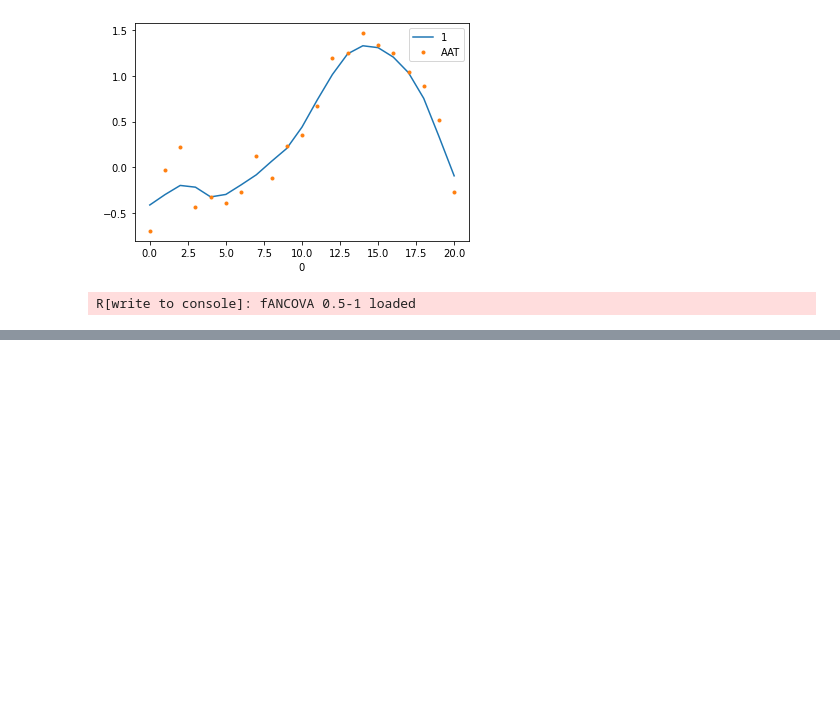
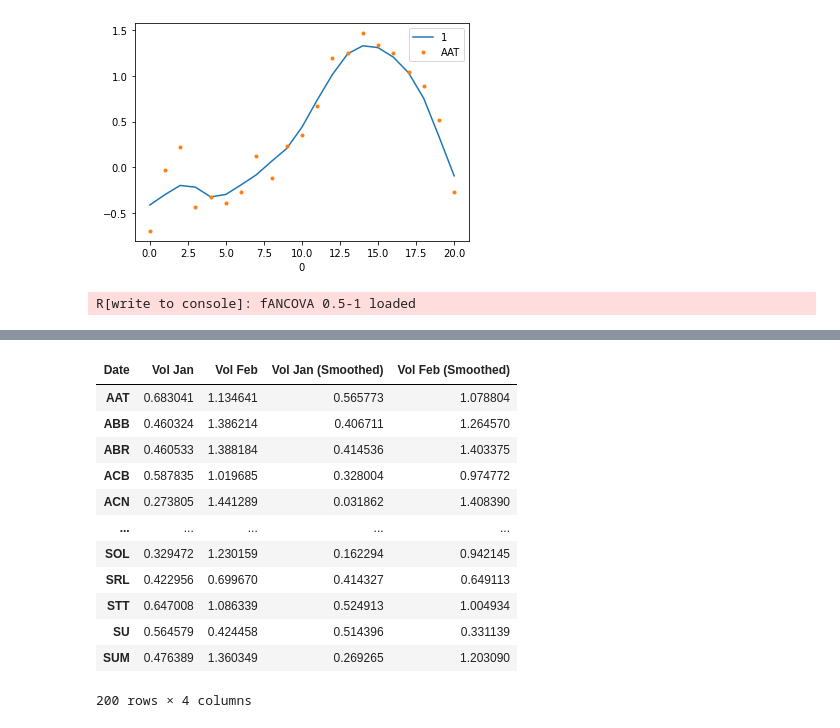
Before and after one commit to beginnerSC/mscf_hw, a Jupyter notebook: FDS II/Homework #3.ipynb, the cells around one changed output, grey strips where cells are left out. Drawn from its saved outputs; the diff is of its cells as text; code cells hidden in the pictures; blank space fills up the shorter version.

```diff
--- a/FDS II/Homework #3.ipynb
+++ b/FDS II/Homework #3.ipynb
@@ -230,0 +231,16 @@ plt.show()
+# %%
+data[[col for col in data.columns if isinstance(col, str)]]
+# %% [output]
+| Date | Vol Jan | Vol Feb | Vol Jan (Smoothed) | Vol Feb (Smoothed) |
+| AAT | 0.683041 | 1.134641 | 0.565773 | 1.078804 |
+| ABB | 0.460324 | 1.386214 | 0.406711 | 1.264570 |
+| ABR | 0.460533 | 1.388184 | 0.414536 | 1.403375 |
+| ACB | 0.587835 | 1.019685 | 0.328004 | 0.974772 |
+| ACN | 0.273805 | 1.441289 | 0.031862 | 1.408390 |
+| ... | ... | ... | ... | ... |
+| SOL | 0.329472 | 1.230159 | 0.162294 | 0.942145 |
+| SRL | 0.422956 | 0.699670 | 0.414327 | 0.649113 |
+| STT | 0.647008 | 1.086339 | 0.524913 | 1.004934 |
+| SU | 0.564579 | 0.424458 | 0.514396 | 0.331139 |
+| SUM | 0.476389 | 1.360349 | 0.269265 | 1.203090 |
+200 rows × 4 columns
```
Also changed, not shown: parts of 1 cell of this notebook.
